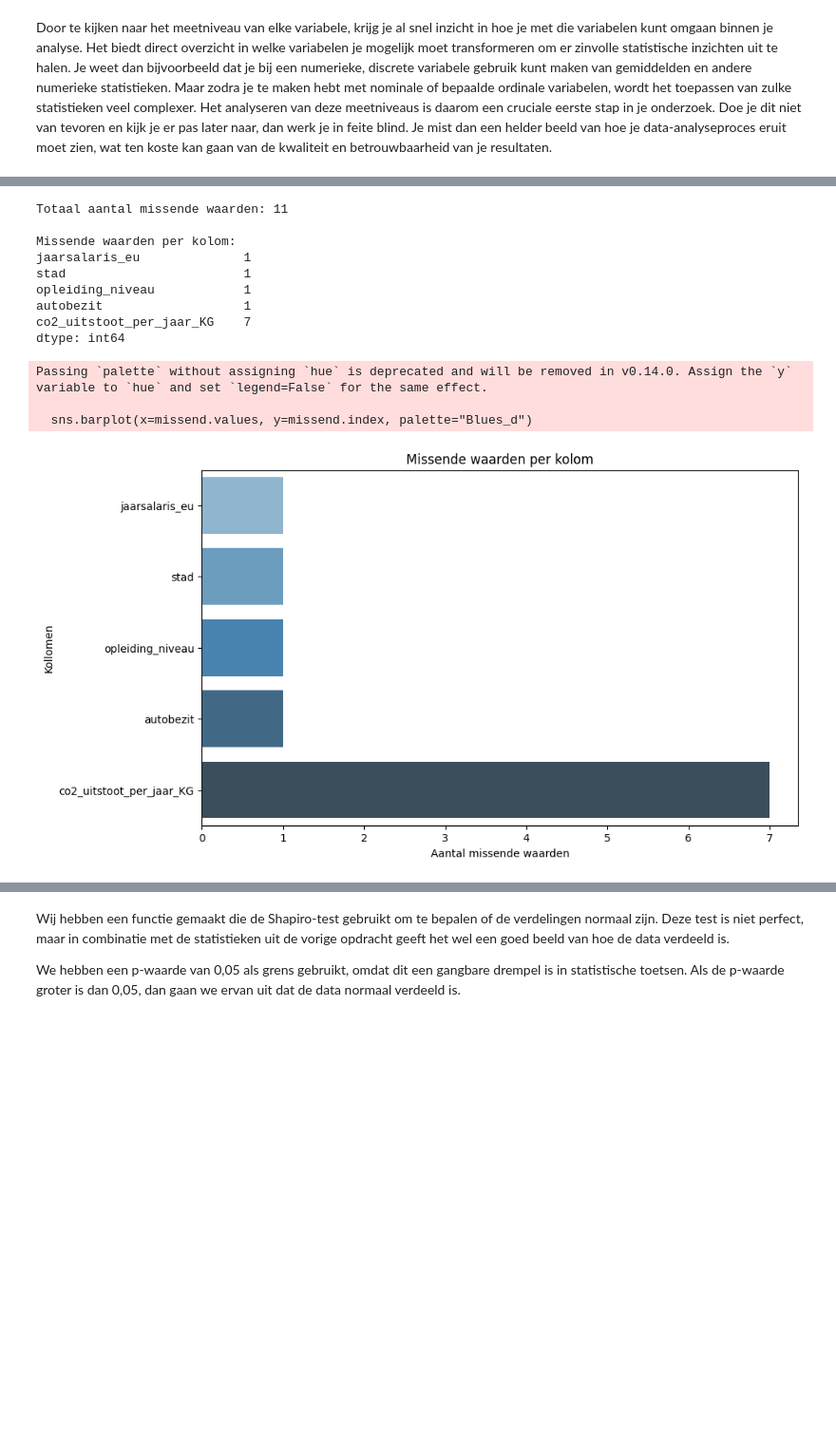
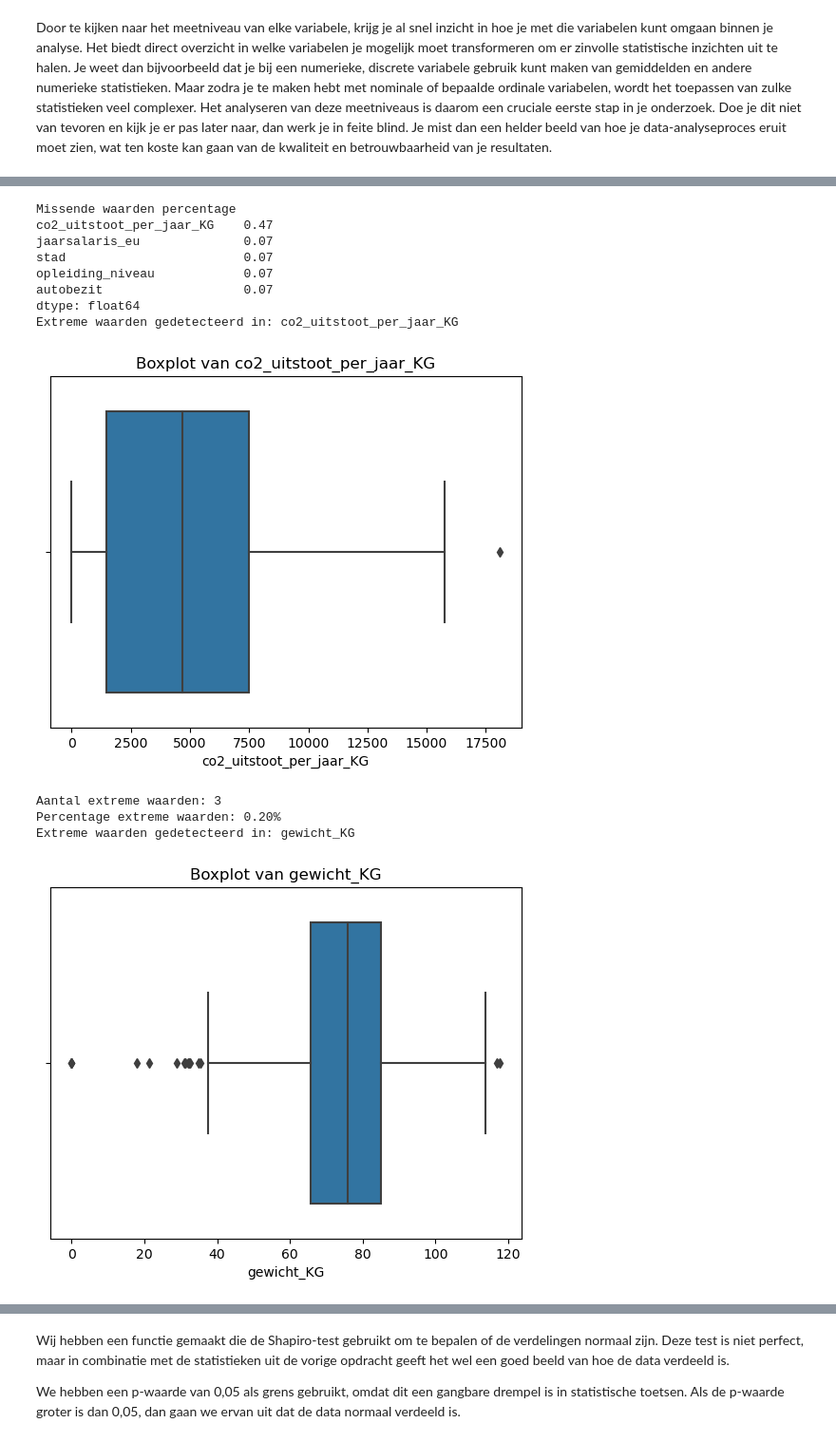
Before and after one commit to 24087068/wiskunde_porfolio, a Jupyter notebook: portfolio whole.ipynb, the cells around one changed output, grey strips where cells are left out. Shown at 95% size. Drawn from its saved outputs; the diff is of its cells as text; code cells hidden in the pictures; blank space fills up the shorter version.

```diff
--- a/portfolio whole.ipynb
+++ b/portfolio whole.ipynb
@@ -82,103 +85,61 @@ Door te kijken naar het meetniveau van elke variabele, krijg je al snel inzicht
 # 3
 # import z-score
 from scipy.stats import zscore
+import numpy as np
+import pandas as pd
 
-# Verwijder ID kolom
-if 'persoon_ID' in df_co2.columns:
-    df_co2 = df_co2.drop('persoon_ID', axis=1)
-
-# Totaal missende waarden:
-totaal_missend = df_co2.isnull().sum().sum()
-print(f"Totaal aantal missende waarden: {totaal_missend}\n")
-
-# Missende waarden per kolom:
-missend_kolom = df_co2.isnull().sum()
-print("Missende waarden per kolom:")
-print(missend_kolom[missend_kolom > 0])
-print()
-
-# Missende waarden per kolom plot
-missend = missend_kolom[missend_kolom > 0]
-if not missend.empty:
-    plt.figure(figsize=(10,6))
-    sns.barplot(x=missend.values, y=missend.index, palette="Blues_d")
-    plt.xlabel("Aantal missende waarden")
-    plt.ylabel("Kollomen")
-    plt.title("Missende waarden per kolom")
-    plt.show()
-else:
-    print("Geen missende waarden om te visualizeren")
+# Eerst missende waarden:
+mv = df_co2.isnull().mean() * 100
+print("Missende waarden percentage")
+print(mv[mv > 0].sort_values(ascending=False).round(2))
 
 # Strategie voor missende waarden
 # Voor numerieke kolommen: mediaan imputatie (robuuster dan gemiddelde)
 # Voor categorische kolommen: meest voorkomende waarde (modus)
 # Voor ratio variabelen: mediaan
-
-# Totaal aantal negatieve waarden:
-df_numeriek = df_co2.select_dtypes(include=[np.number])
-totaal_negatief = (df_numeriek < 0).sum().sum()
-print(f"Totaal aantal negatiefe waarden in numerieke kollomen: {totaal_negatief}\n")
-
-# Negatieve waarden per kolom:
-negatief_per_kolom = (df_numeriek < 0).sum()
-print("Negatieve waarden per kolom:")
-print(negatief_per_kolom[negatief_per_kolom > 0])
-print()
-
-# Negatieve waarden per kolom plot
-negatief = negatief_per_kolom[negatief_per_kolom > 0]
-if not negatief.empty:
-    plt.figure(figsize=(10,6))
-    sns.barplot(x=negatief.values, y=negatief.index, palette="Reds_d")
-    plt.xlabel("Aantal negatieve waarden")
-    plt.ylabel("Kollomen")
-    plt.title("Negatieve waarden per kolom")
-    plt.show()
-else:
-    print("Geen negatieve waarden om te visualizeren")
 
 # Numerieke kolommen
 numeric_cols = df_co2.select_dtypes(include=[np.number]).columns.difference(['persoon_ID'])
 for col in numeric_cols:
     if df_co2[col].isnull().any():
         df_co2[col] = df_co2[col].fillna(df_co2[col].median())
 
 # Categorische kolommen
 categorical_cols = df_co2.select_dtypes(include=['object']).columns
 for col in categorical_cols:
     if df_co2[col].isnull().any():
         df_co2[col] = df_co2[col].fillna(df_co2[col].mode()[0])
 
 # Extreme waarden
 threshold = 3
 columns_to_check = numeric_cols
 
 # Loop voor relevante kolommen
 for col in columns_to_check:
     z_scores = zscore(df_co2[col].dropna())
     extreme_mask = np.abs(z_scores) > threshold
 
     if extreme_mask.any():
         print(f"Extreme waarden gedetecteerd in: {col}")
         sns.boxplot(x=df_co2[col])
         plt.title(f"Boxplot van {col}")
         plt.show()
 
         # Print aantal extreme waarden
         n_extreme = extreme_mask.sum()
         print(f"Aantal extreme waarden: {n_extreme}")
         print(f"Percentage extreme waarden: {(n_extreme/len(df_co2))*100:.2f}%")
 # %% [output]
-Totaal aantal missende waarden: 11
-
-Missende waarden per kolom:
-jaarsalaris_eu              1
-stad                        1
-opleiding_niveau            1
-autobezit                   1
-co2_uitstoot_per_jaar_KG    7
-dtype: int64
+Missende waarden percentage
+co2_uitstoot_per_jaar_KG    0.47
+jaarsalaris_eu              0.07
+stad                        0.07
+opleiding_niveau            0.07
+autobezit                   0.07
+dtype: float64
+Extreme waarden gedetecteerd in: co2_uitstoot_per_jaar_KG
+[figure, new version]
-Passing `palette` without assigning `hue` is deprecated and will be removed in v0.14.0. Assign the `y` variable to `hue` and set `legend=False` for the same effect.
-
-  sns.barplot(x=missend.values, y=missend.index, palette="Blues_d")
+Aantal extreme waarden: 3
+Percentage extreme waarden: 0.20%
+Extreme waarden gedetecteerd in: gewicht_KG
-[figure, old version]
+[figure, new version]
```
Also changed, not shown: parts of 47 cells of this notebook.
